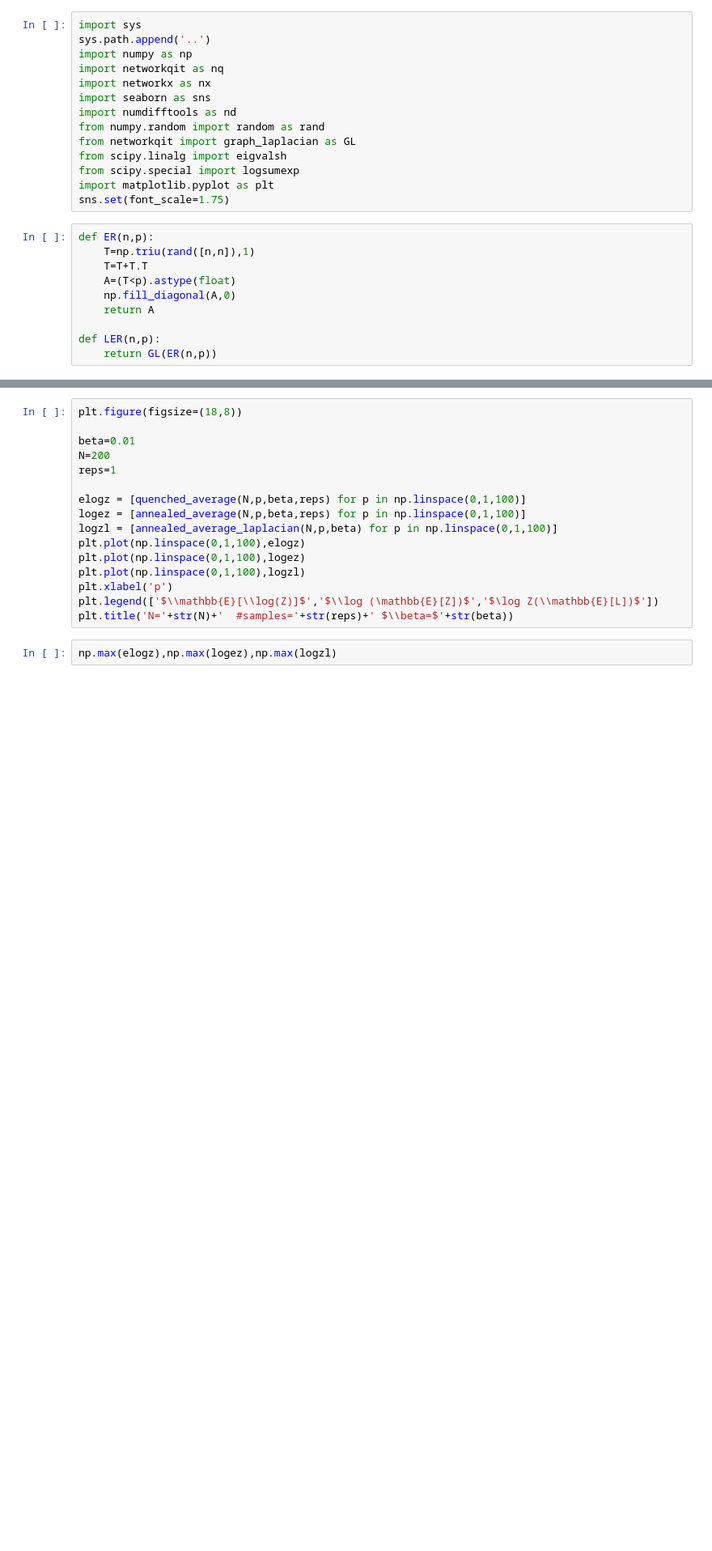
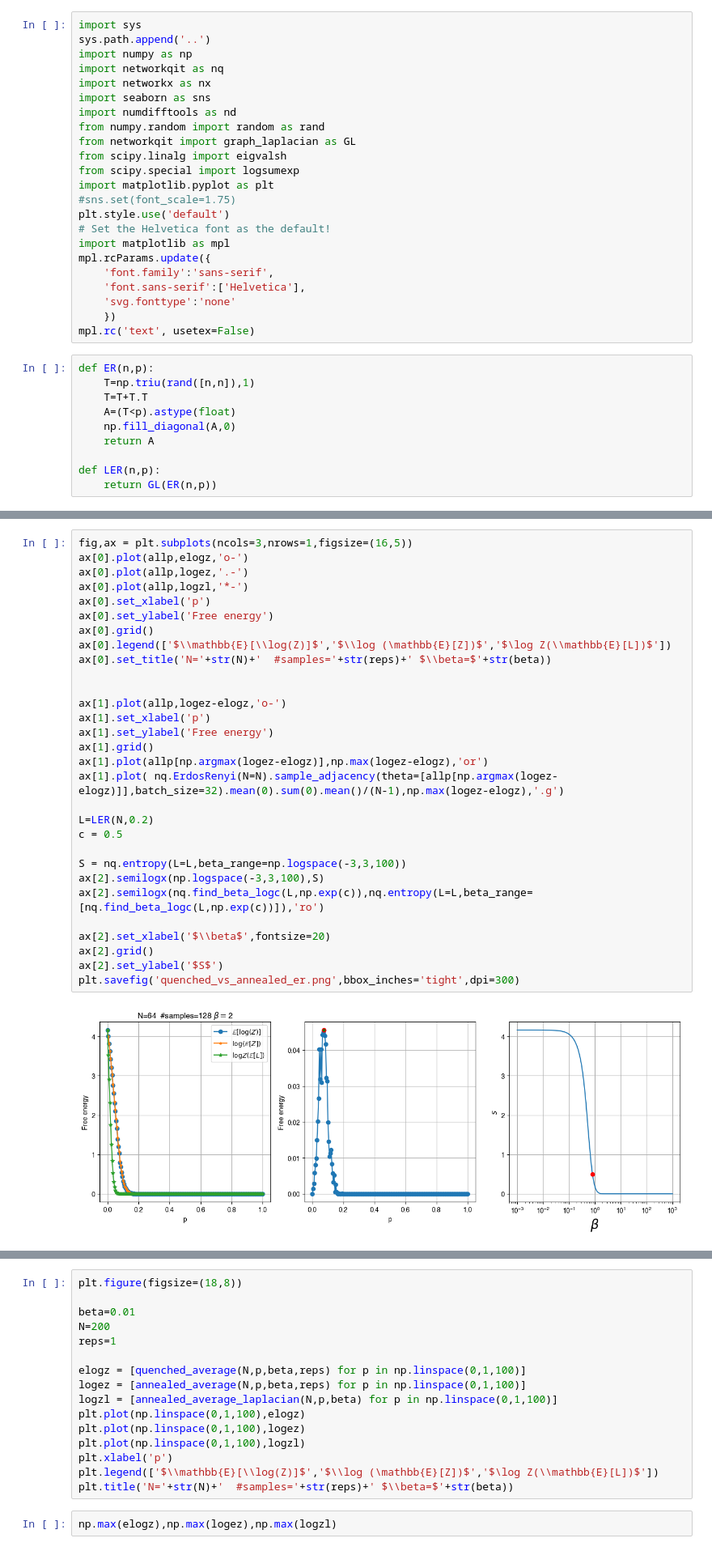
Before and after one commit to CarloNicolini/networkqit, a Jupyter notebook: notebooks/Quenched_vs_annealed_vs_randomfield.ipynb, the cells around one changed output, grey strips where cells are left out. Shown at 81% size. Drawn from its saved outputs; the diff is of its cells as text; blank space fills up the shorter version.

```diff
--- a/notebooks/Quenched_vs_annealed_vs_randomfield.ipynb
+++ b/notebooks/Quenched_vs_annealed_vs_randomfield.ipynb
@@ -14,7 +14,16 @@ from networkqit import graph_laplacian as GL
 from scipy.linalg import eigvalsh
 from scipy.special import logsumexp
 import matplotlib.pyplot as plt
-sns.set(font_scale=1.75)
+#sns.set(font_scale=1.75)
+plt.style.use('default')
+# Set the Helvetica font as the default!
+import matplotlib as mpl
+mpl.rcParams.update({
+    'font.family':'sans-serif',
+    'font.sans-serif':['Helvetica'],
+    'svg.fonttype':'none'
+    })
+mpl.rc('text', usetex=False)
 # %%
 def ER(n,p):
     T=np.triu(rand([n,n]),1)
@@ -59,0 +65,32 @@ plt.title('N='+str(N)+'  #samples='+str(reps)+' $\\beta=$'+str(beta))
+# %%
+fig,ax = plt.subplots(ncols=3,nrows=1,figsize=(16,5))
+ax[0].plot(allp,elogz,'o-')
+ax[0].plot(allp,logez,'.-')
+ax[0].plot(allp,logzl,'*-')
+ax[0].set_xlabel('p')
+ax[0].set_ylabel('Free energy')
+ax[0].grid()
+ax[0].legend(['$\\mathbb{E}[\\log(Z)]$','$\\log (\mathbb{E}[Z])$','$\log Z(\\mathbb{E}[L])$'])
+ax[0].set_title('N='+str(N)+'  #samples='+str(reps)+' $\\beta=$'+str(beta))
+
+
+ax[1].plot(allp,logez-elogz,'o-')
+ax[1].set_xlabel('p')
+ax[1].set_ylabel('Free energy')
+ax[1].grid()
+ax[1].plot(allp[np.argmax(logez-elogz)],np.max(logez-elogz),'or')
+ax[1].plot( nq.ErdosRenyi(N=N).sample_adjacency(theta=[allp[np.argmax(logez-elogz)]],batch_size=32).mean(0).sum(0).mean()/(N-1),np.max(logez-elogz),'.g')
+
+L=LER(N,0.2)
+c = 0.5
+
+S = nq.entropy(L=L,beta_range=np.logspace(-3,3,100))
+ax[2].semilogx(np.logspace(-3,3,100),S)
+ax[2].semilogx(nq.find_beta_logc(L,np.exp(c)),nq.entropy(L=L,beta_range=[nq.find_beta_logc(L,np.exp(c))]),'ro')
+
+ax[2].set_xlabel('$\\beta$',fontsize=20)
+ax[2].grid()
+ax[2].set_ylabel('$S$')
+plt.savefig('quenched_vs_annealed_er.png',bbox_inches='tight',dpi=300)
+# %% [output]
+[figure, added]
```
Also changed, not shown: parts of 5 cells of this notebook, 4 other files.
